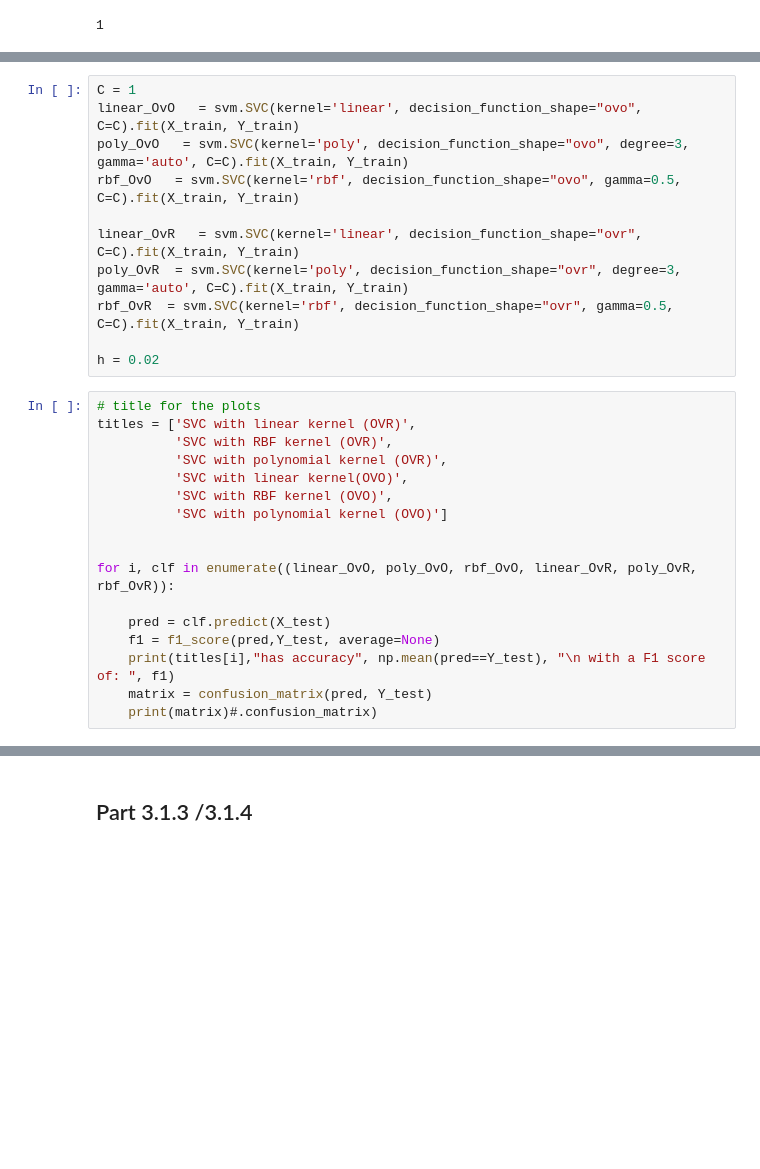
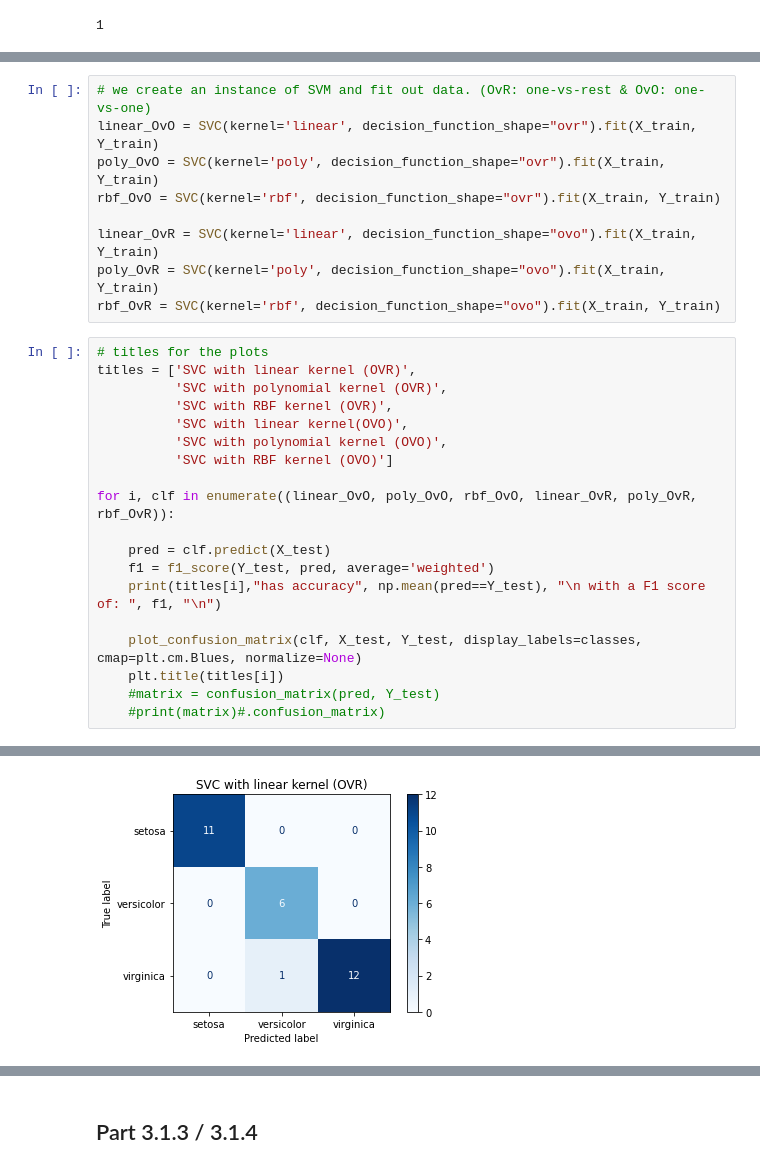
Before and after one commit to Alepes-8/D7041E, a Jupyter notebook: lab1/D7041E_code_for_lab1.ipynb, the cells around one changed output, grey strips where cells are left out. Cells and saved outputs as stored; diff of their text form; blank space fills up the shorter version.

```diff
--- a/lab1/D7041E_code_for_lab1.ipynb
+++ b/lab1/D7041E_code_for_lab1.ipynb
@@ -339,32 +367,32 @@ print(Y_test.shape)
 (30, 4)
 (120,)
 (30,)
-# %%
-C = 1
-linear_OvO   = svm.SVC(kernel='linear', decision_function_shape="ovo", C=C).fit(X_train, Y_train)
-poly_OvO   = svm.SVC(kernel='poly', decision_function_shape="ovo", degree=3, gamma='auto', C=C).fit(X_train, Y_train)
-rbf_OvO   = svm.SVC(kernel='rbf', decision_function_shape="ovo", gamma=0.5, C=C).fit(X_train, Y_train)
-
-linear_OvR   = svm.SVC(kernel='linear', decision_function_shape="ovr", C=C).fit(X_train, Y_train)
-poly_OvR  = svm.SVC(kernel='poly', decision_function_shape="ovr", degree=3, gamma='auto', C=C).fit(X_train, Y_train)
-rbf_OvR  = svm.SVC(kernel='rbf', decision_function_shape="ovr", gamma=0.5, C=C).fit(X_train, Y_train)
-
-h = 0.02
+# %%
+# we create an instance of SVM and fit out data. (OvR: one-vs-rest & OvO: one-vs-one)
+linear_OvO = SVC(kernel='linear', decision_function_shape="ovr").fit(X_train, Y_train)
+poly_OvO = SVC(kernel='poly', decision_function_shape="ovr").fit(X_train, Y_train)
+rbf_OvO = SVC(kernel='rbf', decision_function_shape="ovr").fit(X_train, Y_train)
+
+linear_OvR = SVC(kernel='linear', decision_function_shape="ovo").fit(X_train, Y_train)
+poly_OvR = SVC(kernel='poly', decision_function_shape="ovo").fit(X_train, Y_train)
+rbf_OvR = SVC(kernel='rbf', decision_function_shape="ovo").fit(X_train, Y_train)
 # %%
-# title for the plots
+# titles for the plots
 titles = ['SVC with linear kernel (OVR)',
+          'SVC with polynomial kernel (OVR)',
           'SVC with RBF kernel (OVR)',
-          'SVC with polynomial kernel (OVR)',
           'SVC with linear kernel(OVO)',
-          'SVC with RBF kernel (OVO)',
-          'SVC with polynomial kernel (OVO)']
-
+          'SVC with polynomial kernel (OVO)',
+          'SVC with RBF kernel (OVO)']
 
 for i, clf in enumerate((linear_OvO, poly_OvO, rbf_OvO, linear_OvR, poly_OvR, rbf_OvR)):
 
     pred = clf.predict(X_test)
-    f1 = f1_score(pred,Y_test, average=None)
-    print(titles[i],"has accuracy", np.mean(pred==Y_test), "\n with a F1 score of: ", f1)
-    matrix = confusion_matrix(pred, Y_test)
-    print(matrix)#.confusion_matrix)
+    f1 = f1_score(Y_test, pred, average='weighted')
+    print(titles[i],"has accuracy", np.mean(pred==Y_test), "\n with a F1 score of: ", f1, "\n")
+
+    plot_confusion_matrix(clf, X_test, Y_test, display_labels=classes, cmap=plt.cm.Blues, normalize=None)
+    plt.title(titles[i])
+    #matrix = confusion_matrix(pred, Y_test)
+    #print(matrix)#.confusion_matrix)
 # %% [output]
@@ -387,0 +416 @@ SVC with polynomial kernel (OVR) has accuracy 1.0
+[figure, added]
@@ -388,4 +422,4 @@ SVC with polynomial kernel (OVR) has accuracy 1.0
 # %% [markdown]
-Part 3.1.3 /3.1.4
+Part 3.1.3 / 3.1.4
 ------------------
 # %%
```
Also changed, not shown: parts of 24 cells of this notebook.
